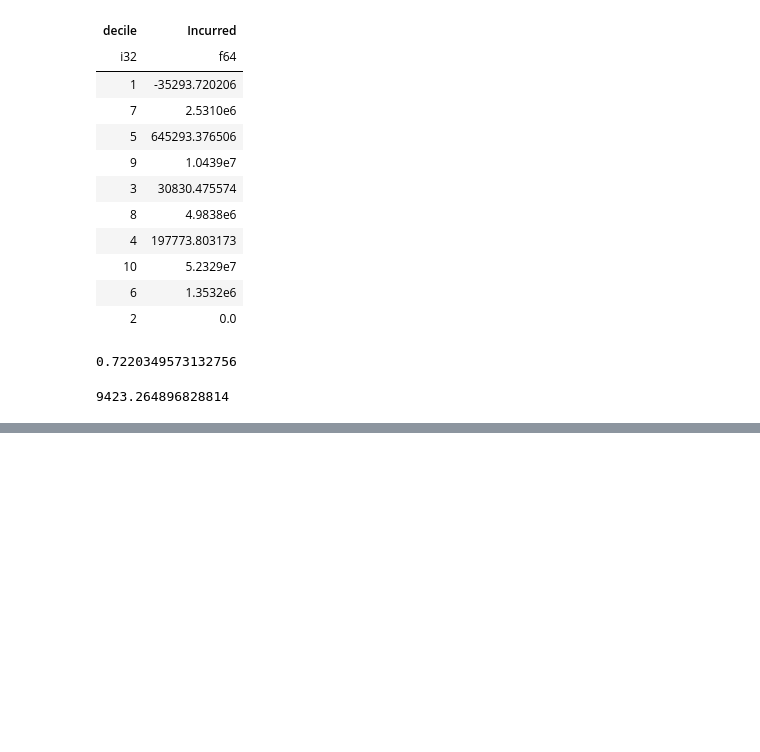
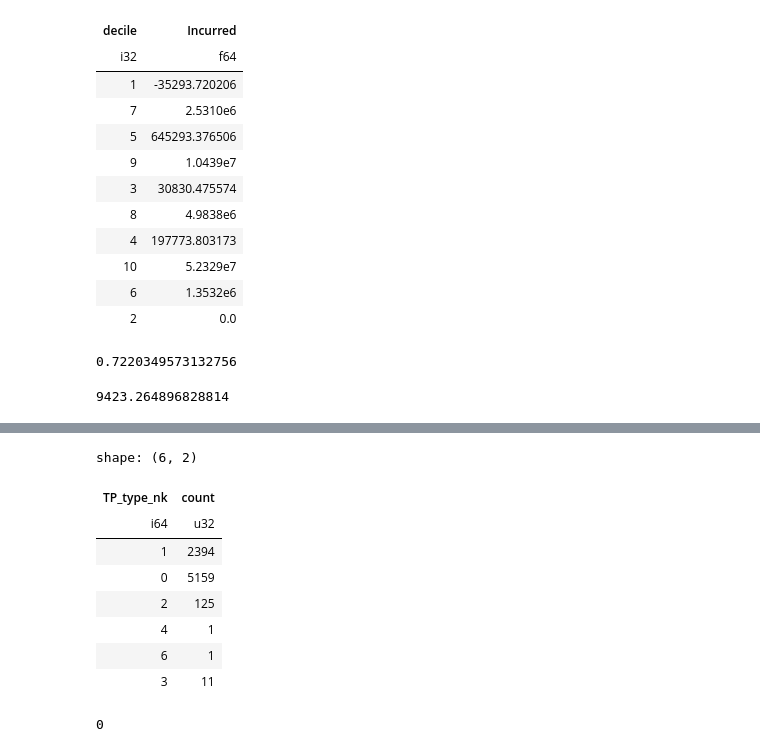
Before and after one commit to John2Wragg/Practice_Solution, a Jupyter notebook: Data_Preparation/dataloader.ipynb, the cells around one changed output, grey strips where cells are left out. Saved outputs shown, nothing was run; the diff lists cells and outputs as text; code cells hidden in the pictures; blank space fills up the shorter version.

```diff
--- a/Data_Preparation/dataloader.ipynb
+++ b/Data_Preparation/dataloader.ipynb
@@ -758,0 +854,16 @@ data_flag["Incurred"].mean()
+# %%
+data_flag["TP_type_nk"].value_counts()
+# %% [output]
+shape: (6, 2)
+| TP_type_nk | count |
+| i64 | u32 |
+| 1 | 2394 |
+| 0 | 5159 |
+| 2 | 125 |
+| 4 | 1 |
+| 6 | 1 |
+| 3 | 11 |
+# %%
+data_flag["TP_type_nk"].is_nan().sum()
+# %% [output]
+0
```
Also changed, not shown: parts of 22 cells of this notebook, 8 other files.
